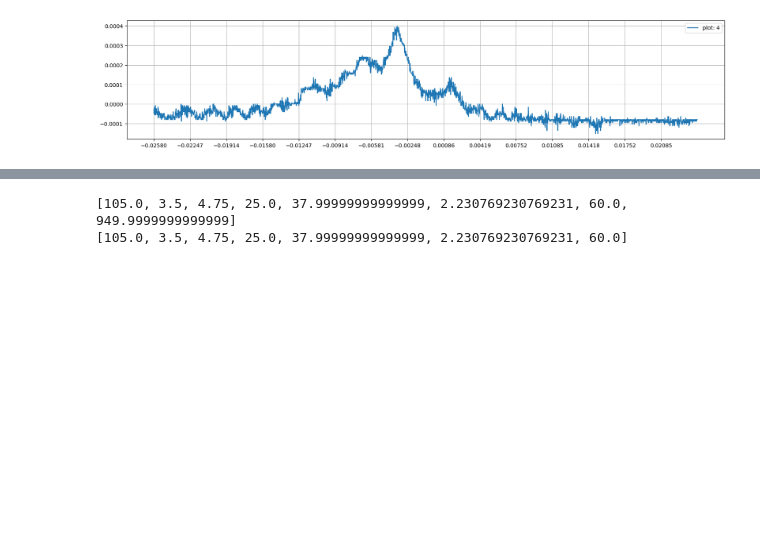
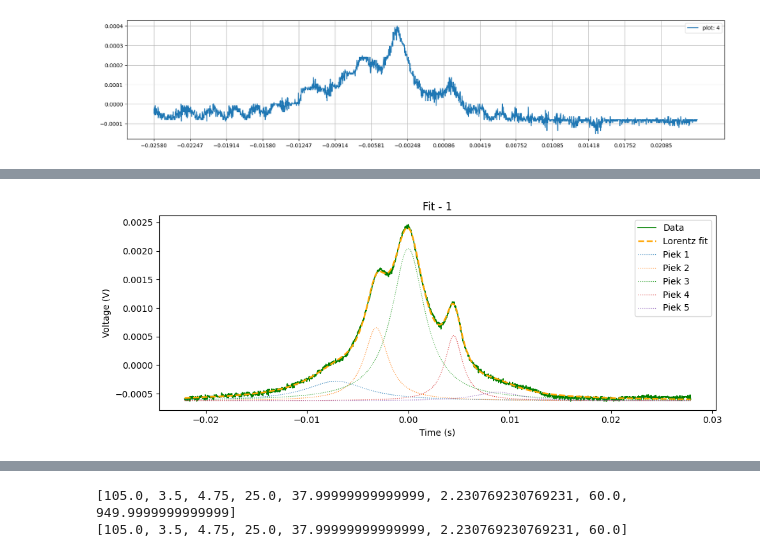
Before and after one commit to TimWiemer/Rubium_Spectroscopy_group_11, a Jupyter notebook: Lorenzfitjes_2.ipynb, the cells around one changed output, grey strips where cells are left out. Drawn from its saved outputs; the diff is of its cells as text; code cells hidden in the pictures; blank space fills up the shorter version.

```diff
--- a/Lorenzfitjes_2.ipynb
+++ b/Lorenzfitjes_2.ipynb
@@ -572,0 +605,88 @@ plt.show()
+# %%
+#nog een keer fitten :(
+
+x0_1_list_sub  = [-0.008, -0.003, 0, 0.00419, 0.01085]
+A_1_list_sub   = [0, 0.0015, 0.0025, 0.0010, -0.0001]
+
+popt_1_sub, perr_1_sub = lorentz_fit(
+    x_1_sub, y_avg_1,
+    x0_list     = x0_1_list_sub,
+    A_list      = A_1_list_sub,
+    gamma_guess = 0.0001,
+    B_guess     = 0.001,
+    title       = 'Fit - 1'
+)
+
+x0_2_list_sub  = [-0.008, -0.003, 0, 0.00419, 0.01085]
+A_2_list_sub   = [0, 0.0015, 0.0025, 0.0010, -0.0001]
+
+popt_2_sub, perr_2_sub = lorentz_fit(
+    x_2_sub, y_avg_2,
+    x0_list     = x0_2_list_sub,
+    A_list      = A_2_list_sub,
+    gamma_guess = 0.0001,
+    B_guess     = 0.001,
+    title       = 'Fit - 2'
+)
+
+x0_3_list_sub  = [-0.008, -0.003, 0, 0.00419, 0.01085]
+A_3_list_sub   = [0, 0.0015, 0.0025, 0.0010, -0.0001]
+
+popt_3_sub, perr_3_sub = lorentz_fit(
+    x_3_sub, y_avg_3,
+    x0_list     = x0_3_list_sub,
+    A_list      = A_3_list_sub,
+    gamma_guess = 0.0001,
+    B_guess     = 0.001,
+    title       = 'Fit - 3'
+)
+
+x0_4_list_sub  = [-0.009, -0.008, -0.003, 0, 0.00419, 0.01085]
+A_4_list_sub   = [0, 0, 0.0015, 0.0025, 0.0010, -0.0001]
+
+popt_4_sub, perr_4_sub = lorentz_fit(
+    x_4_sub, y_avg_4,
+    x0_list     = x0_4_list_sub,
+    A_list      = A_4_list_sub,
+    gamma_guess = 0.0001,
+    B_guess     = 0.001,
+    title       = 'Fit - 4'
+)
+
+#nog een keer fitten :(
+x0_5_list_sub  = [-0.001, -0.002, -0.008, -0.003, 0, 0.005 ]
+A_5_list_sub   = [0.001, 0.0001, 0, 0.0015, 0.0023, 0.007]
+
+popt_5_sub, perr_5_sub = lorentz_fit(
+    x_5_sub, y_avg_5,
+    x0_list     = x0_5_list_sub,
+    A_list      = A_5_list_sub,
+    gamma_guess = 0.0001,
+    B_guess     = 0.001,
+    title       = 'Fit - 5'
+)
+
+x0_6_list_sub  = [-0.00248, -0.0001 , 0, 0.0049]
+A_6_list_sub   = [0.0004, 0.0006, 0.0007, 0.0002]
+
+popt_6_sub, perr_6_sub = lorentz_fit(
+    x_6_sub, y_avg_6,
+    x0_list     = x0_6_list_sub,
+    A_list      = A_6_list_sub,
+    gamma_guess = 0.0001,
+    B_guess     = 0.001,
+    title       = 'Fit - 6'
+)
+
+x0_7_list_sub  = [-0.0110, -0.008, -0.00500, -0.00300, 0, 0.0050]
+A_7_list_sub   = [0.0001, 0.0001, 0.0002, 0.0005, 0.0010, 0.0001]
+
+popt_7_sub, perr_7_sub = lorentz_fit(
+    x_7_sub, y_avg_7,
+    x0_list     = x0_7_list_sub,
+    A_list      = A_7_list_sub,
+    gamma_guess = 0.0001,
+    B_guess     = 0.001,
+    title       = 'Fit - 7'
+)
+# %% [output]
@@ -572,0 +710 @@ plt.show()
+[figure, added]
```
Also changed, not shown: parts of 8 cells of this notebook, 25 other files.
